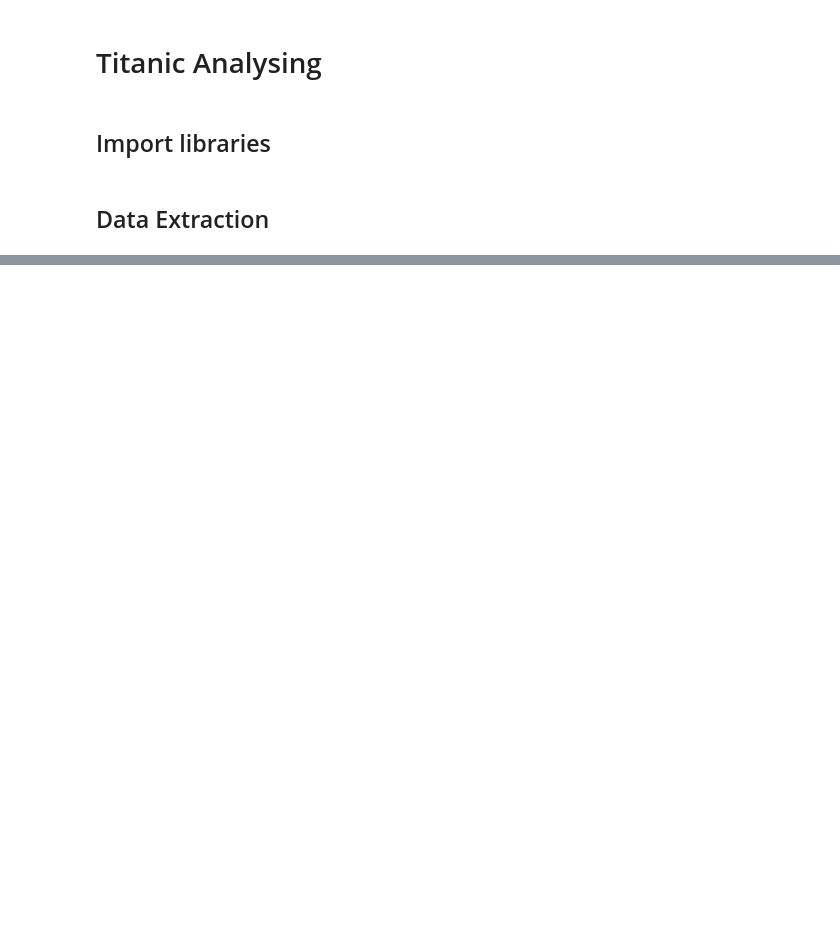
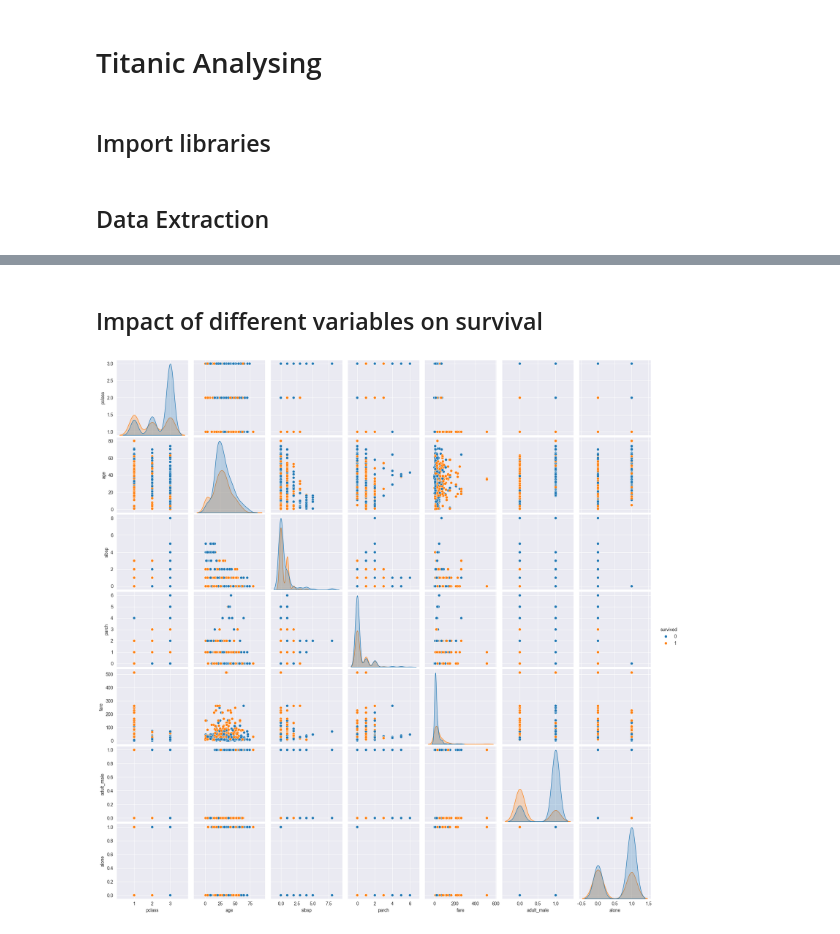
Before and after one commit to ParsaShahrabadi/Data_Analysis_Titanic, a Jupyter notebook: Titanic Data.ipynb, the cells around one changed output, grey strips where cells are left out. Saved outputs shown, nothing was run; the diff lists cells and outputs as text; code cells hidden in the pictures; blank space fills up the shorter version.

Commit message:
pie and pairplot

```diff
--- a/Titanic Data.ipynb
+++ b/Titanic Data.ipynb
@@ -82,0 +83,7 @@ r = 44
+# %% [markdown]
+## Impact of different variables on survival
+# %%
+sns.pairplot(titanic_df, hue="survived")
+plt.show()
+# %% [output]
+[figure, added]
```
Also changed, not shown: parts of 13 cells of this notebook, 1 other file.
